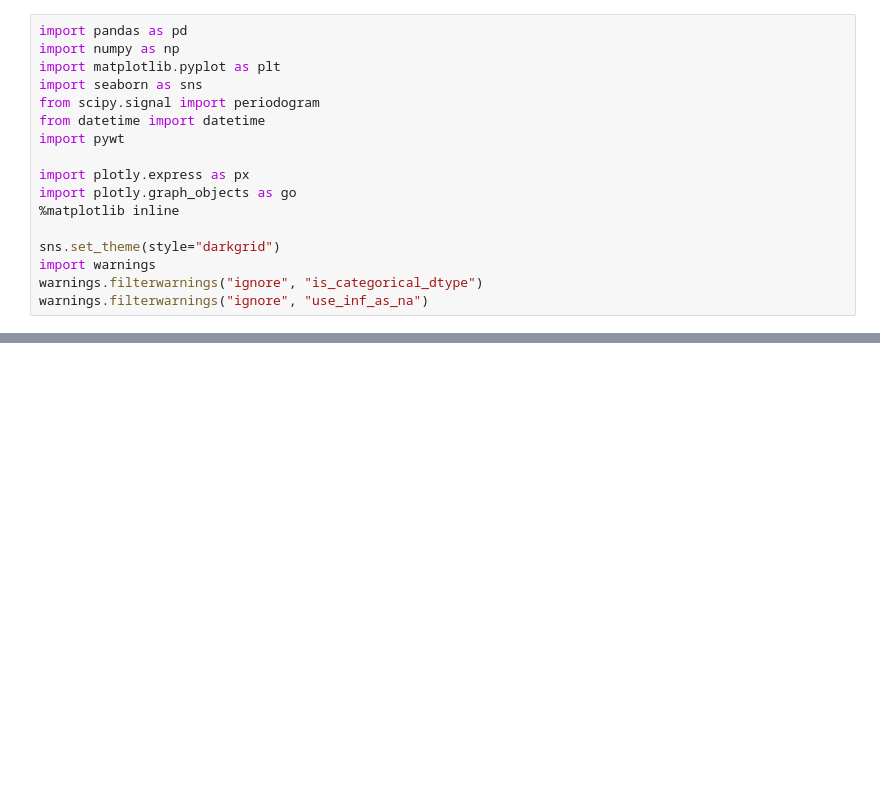
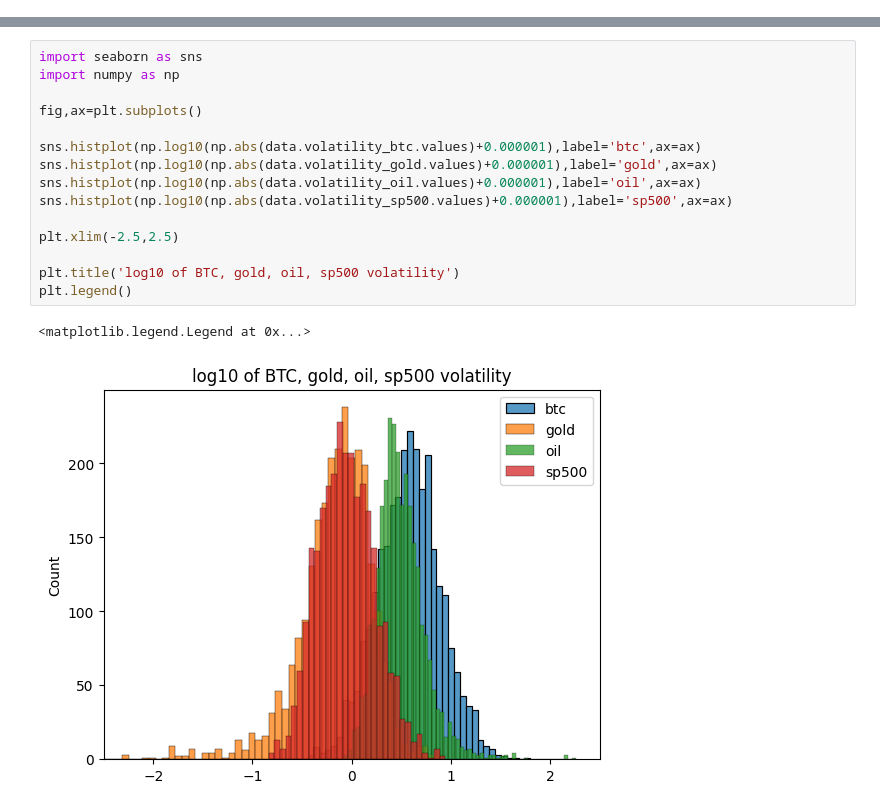
Before and after one commit to tbslv/timeseries_forecast, a Jupyter notebook: EDA.ipynb, the cells around one changed output, grey strips where cells are left out. Drawn from its saved outputs; the diff is of its cells as text; blank space fills up the shorter version.

```diff
--- a/EDA.ipynb
+++ b/EDA.ipynb
@@ -1,17 +0,0 @@
-# %%
-import pandas as pd
-import numpy as np
-import matplotlib.pyplot as plt
-import seaborn as sns
-from scipy.signal import periodogram
-from datetime import datetime
-import pywt
-
-import plotly.express as px
-import plotly.graph_objects as go
-%matplotlib inline
-
-sns.set_theme(style="darkgrid")
-import warnings
-warnings.filterwarnings("ignore", "is_categorical_dtype")
-warnings.filterwarnings("ignore", "use_inf_as_na")
@@ -147,0 +137,18 @@ px.line(df_eth_2020, x='date', y='close')
+# %%
+import seaborn as sns
+import numpy as np
+
+fig,ax=plt.subplots()
+
+sns.histplot(np.log10(np.abs(data.volatility_btc.values)+0.000001),label='btc',ax=ax)
+sns.histplot(np.log10(np.abs(data.volatility_gold.values)+0.000001),label='gold',ax=ax)
+sns.histplot(np.log10(np.abs(data.volatility_oil.values)+0.000001),label='oil',ax=ax)
+sns.histplot(np.log10(np.abs(data.volatility_sp500.values)+0.000001),label='sp500',ax=ax)
+
+plt.xlim(-2.5,2.5)
+
+plt.title('log10 of BTC, gold, oil, sp500 volatility')
+plt.legend()
+# %% [output]
+<matplotlib.legend.Legend at 0x...>
+[figure, added]
```
Also changed, not shown: parts of 67 cells of this notebook, 8 other files.
